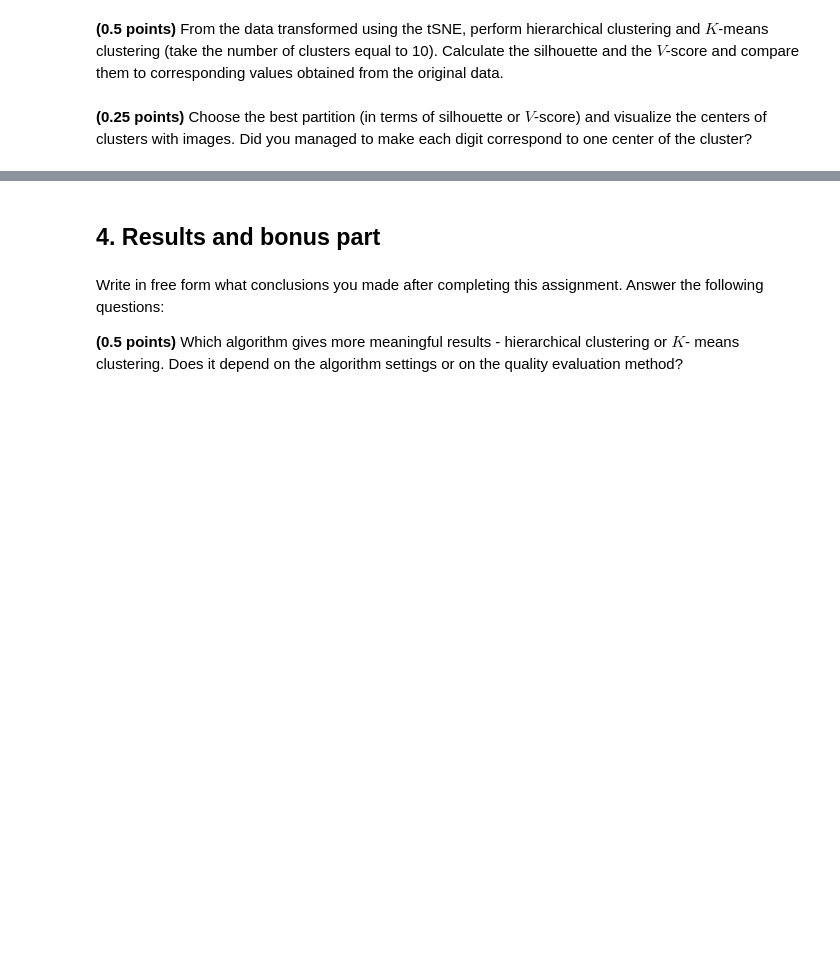
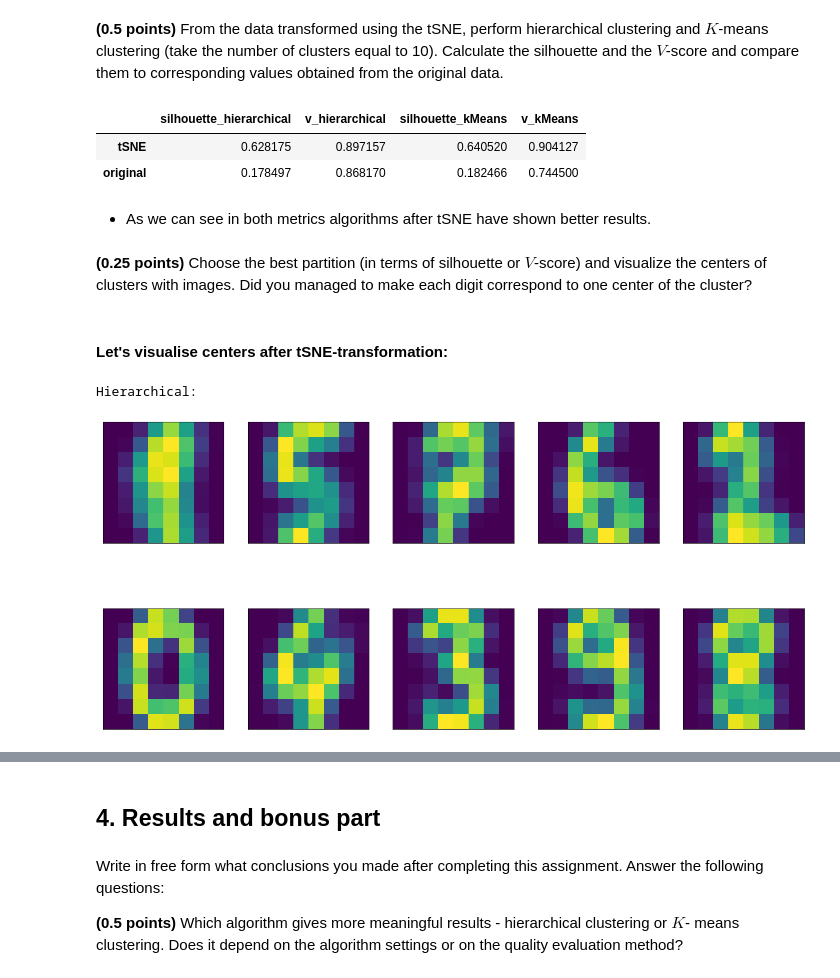
Before and after one commit to alsing/ml-intro-rs-school, a Jupyter notebook: 8 - Clustering and Dimensionality Reduction/clustering.ipynb, the cells around one changed output, grey strips where cells are left out. Cells and saved outputs as stored; diff of their text form; code cells hidden in the pictures; blank space fills up the shorter version.

```diff
--- a/8 - Clustering and Dimensionality Reduction/clustering.ipynb
+++ b/8 - Clustering and Dimensionality Reduction/clustering.ipynb
@@ -327,4 +381,32 @@ The implementation of `tSNE` in the `scikit-learn` library is the `TSNE` class i
 # %% [markdown]
 **(0.5 points)** From the data transformed using the tSNE, perform hierarchical clustering and $K$-means clustering (take the number of clusters equal to 10). Calculate the silhouette and the $V$-score and compare them to corresponding values obtained from the original data.
+# %%
+hierarchical_labels = hierarchicalClassifier.fit_predict(np.array(X_embedded))
+kMeansClassifier.fit(np.array(X_embedded))
+kmeans_labels = kMeansClassifier.predict(np.array(X_embedded))
+
+data_tsne = pd.DataFrame({'silhouette_hierarchical': silhouette_score(X_embedded, hierarchical_labels), 'v_hierarchical': v_measure_score(y, hierarchical_labels), 'silhouette_kMeans': silhouette_score(X_embedded, kmeans_labels), 'v_kMeans': v_measure_score(y, kmeans_labels)}, index=['tSNE'],)
+data_tsne = pd.concat([data_tsne, data.iloc[-1:]])
+data_tsne
+# %% [output]
+|  | silhouette_hierarchical | v_hierarchical | silhouette_kMeans | v_kMeans |
+| tSNE | 0.628175 | 0.897157 | 0.640520 | 0.904127 |
+| original | 0.178497 | 0.868170 | 0.182466 | 0.744500 |
+# %% [markdown]
+* As we can see in both metrics algorithms after tSNE have shown better results.
 # %% [markdown]
 **(0.25 points)** Choose the best partition (in terms of silhouette or $V$-score) and visualize the centers of clusters with images. Did you managed to make each digit correspond to one center of the cluster?
+# %% [markdown]
+#### Let's visualise centers after tSNE-transformation:
+# %%
+fig, axes = plt.subplots(nrows=2, ncols=5, figsize=(20, 10))
+print('Hierarchical:')
+for i in range(10):
+    digit = np.average(X[hierarchical_labels == i], axis=0).reshape((8, 8))
+    ax = axes[i // 5, i % 5]
+    ax.set_xticks([])
+    ax.set_yticks([])
+    ax.imshow(digit)
+# %% [output]
+Hierarchical:
+[figure, added]
```
Also changed, not shown: parts of 4 cells of this notebook.
